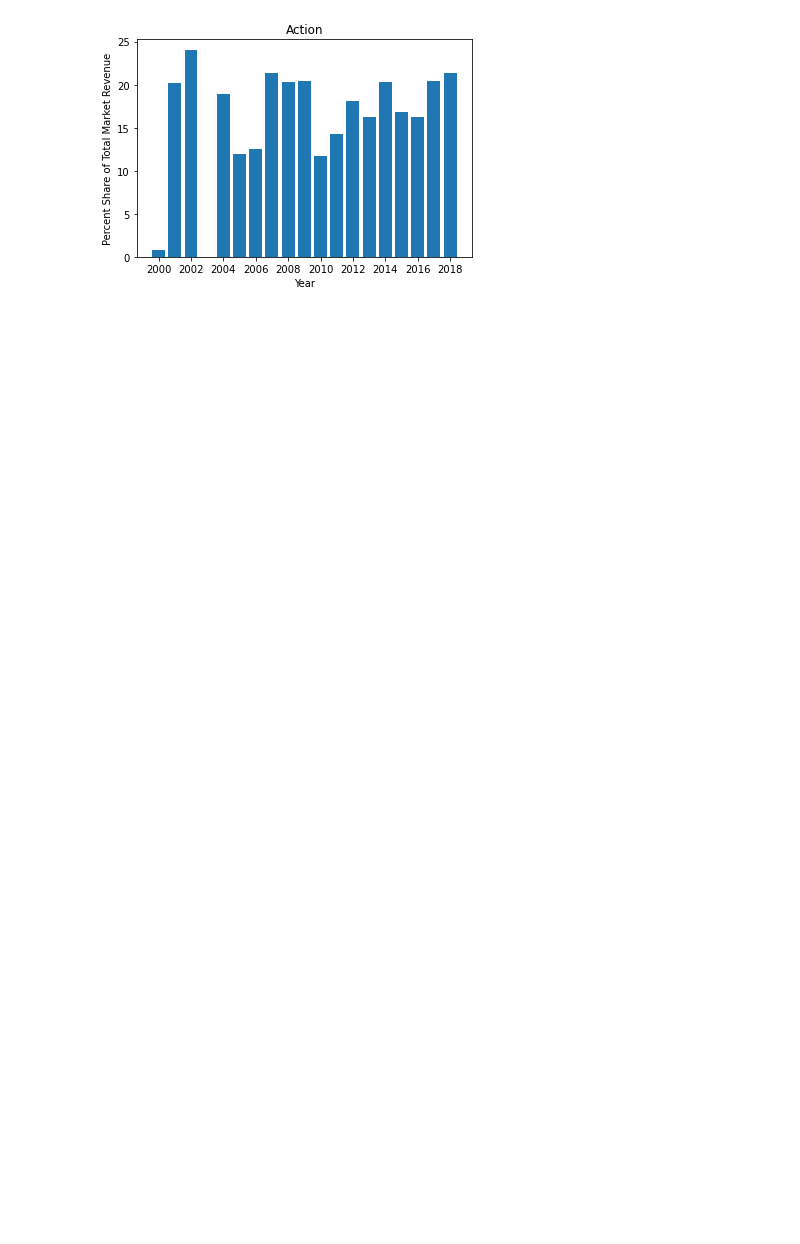
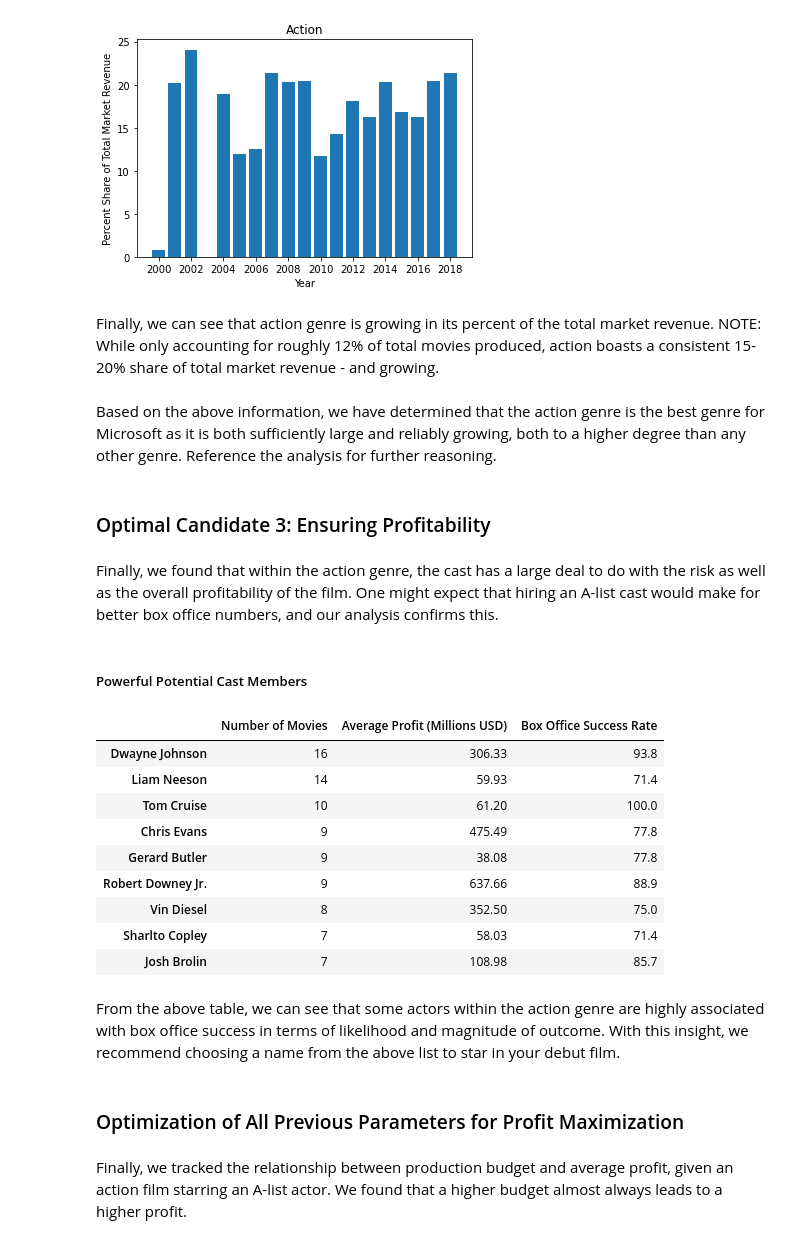
Before and after one commit to Sombrero7/project1, a Jupyter notebook: final_notebook.ipynb, the cells around one changed output. Cells and saved outputs as stored; diff of their text form; code cells hidden in the pictures; blank space fills up the shorter version.

```diff
--- a/final_notebook.ipynb
+++ b/final_notebook.ipynb
@@ -565,4 +616,33 @@ Image('images/action_percent_films.png')
 Image('images/action_percent_revenue.png')
 # %% [output]
 [figure]
+# %% [markdown]
+Finally, we can see that action genre is growing in its percent of the total market revenue. NOTE: While only accounting for roughly 12% of total movies produced, action boasts a consistent 15-20% share of total market revenue - and growing.
+# %% [markdown]
+Based on the above information, we have determined that the action genre is the best genre for Microsoft as it is both sufficiently large and reliably growing, both to a higher degree than any other genre. Reference the analysis for further reasoning.
+# %% [markdown]
+### Optimal Candidate 3: Ensuring Profitability
+# %% [markdown]
+Finally, we found that within the action genre, the cast has a large deal to do with the risk as well as the overall profitability of the film. One might expect that hiring an A-list cast would make for better box office numbers, and our analysis confirms this.
+# %% [markdown]
+##### Powerful Potential Cast Members
+# %%
+power_staff
+# %% [output]
+|  | Number of Movies | Average Profit (Millions USD) | Box Office Success Rate |
+| Dwayne Johnson | 16 | 306.33 | 93.8 |
+| Liam Neeson | 14 | 59.93 | 71.4 |
+| Tom Cruise | 10 | 61.20 | 100.0 |
+| Chris Evans | 9 | 475.49 | 77.8 |
+| Gerard Butler | 9 | 38.08 | 77.8 |
+| Robert Downey Jr. | 9 | 637.66 | 88.9 |
+| Vin Diesel | 8 | 352.50 | 75.0 |
+| Sharlto Copley | 7 | 58.03 | 71.4 |
+| Josh Brolin | 7 | 108.98 | 85.7 |
+# %% [markdown]
+From the above table, we can see that some actors within the action genre are highly associated with box office success in terms of likelihood and magnitude of outcome. With this insight, we recommend choosing a name from the above list to star in your debut film.
+# %% [markdown]
+### Optimization of All Previous Parameters for Profit Maximization
+# %% [markdown]
+Finally, we tracked the relationship between production budget and average profit, given an action film starring an A-list actor. We found that a higher budget almost always leads to a higher profit.
 # %%
```
Also changed, not shown: parts of 28 cells of this notebook.
